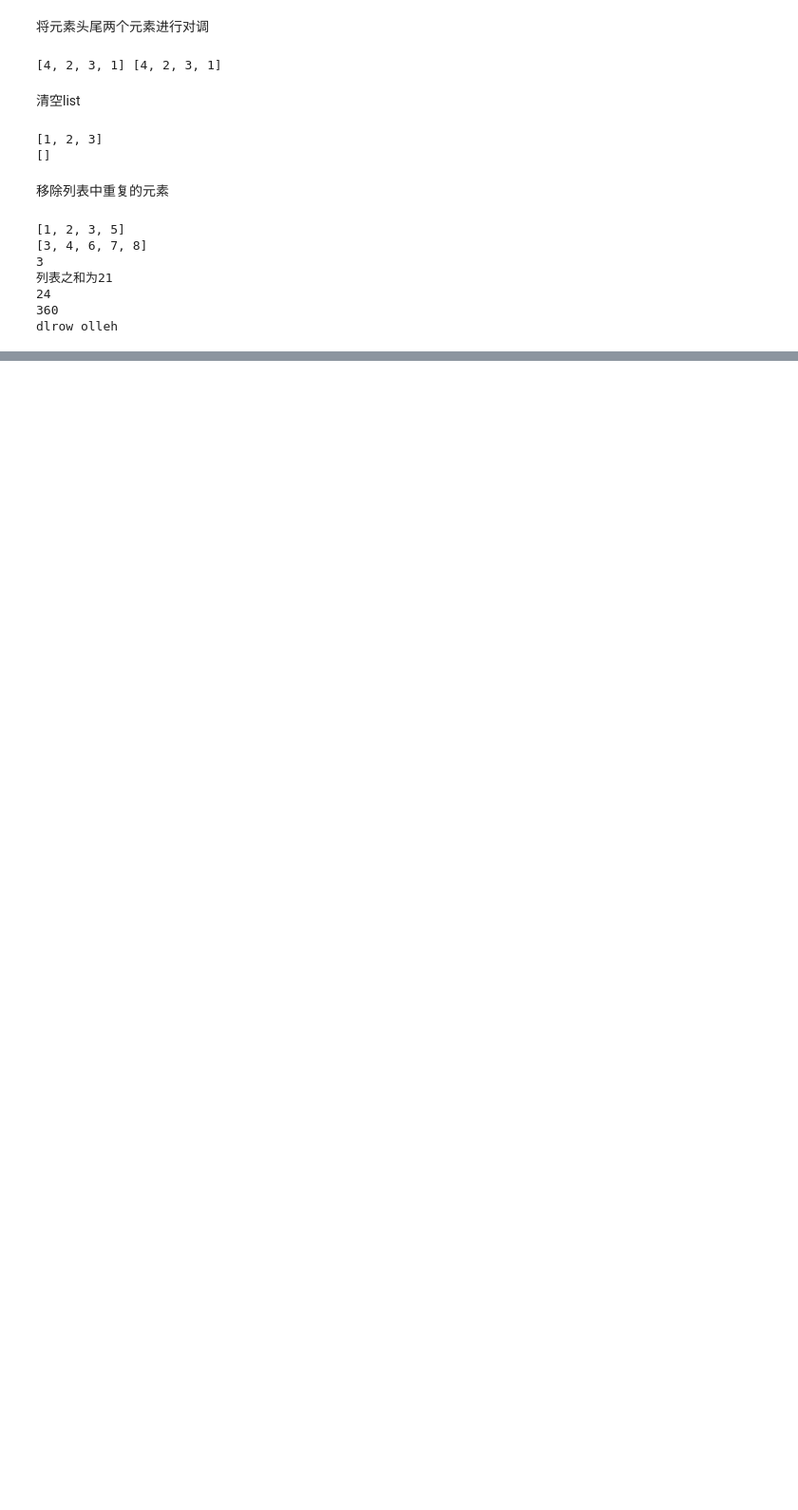
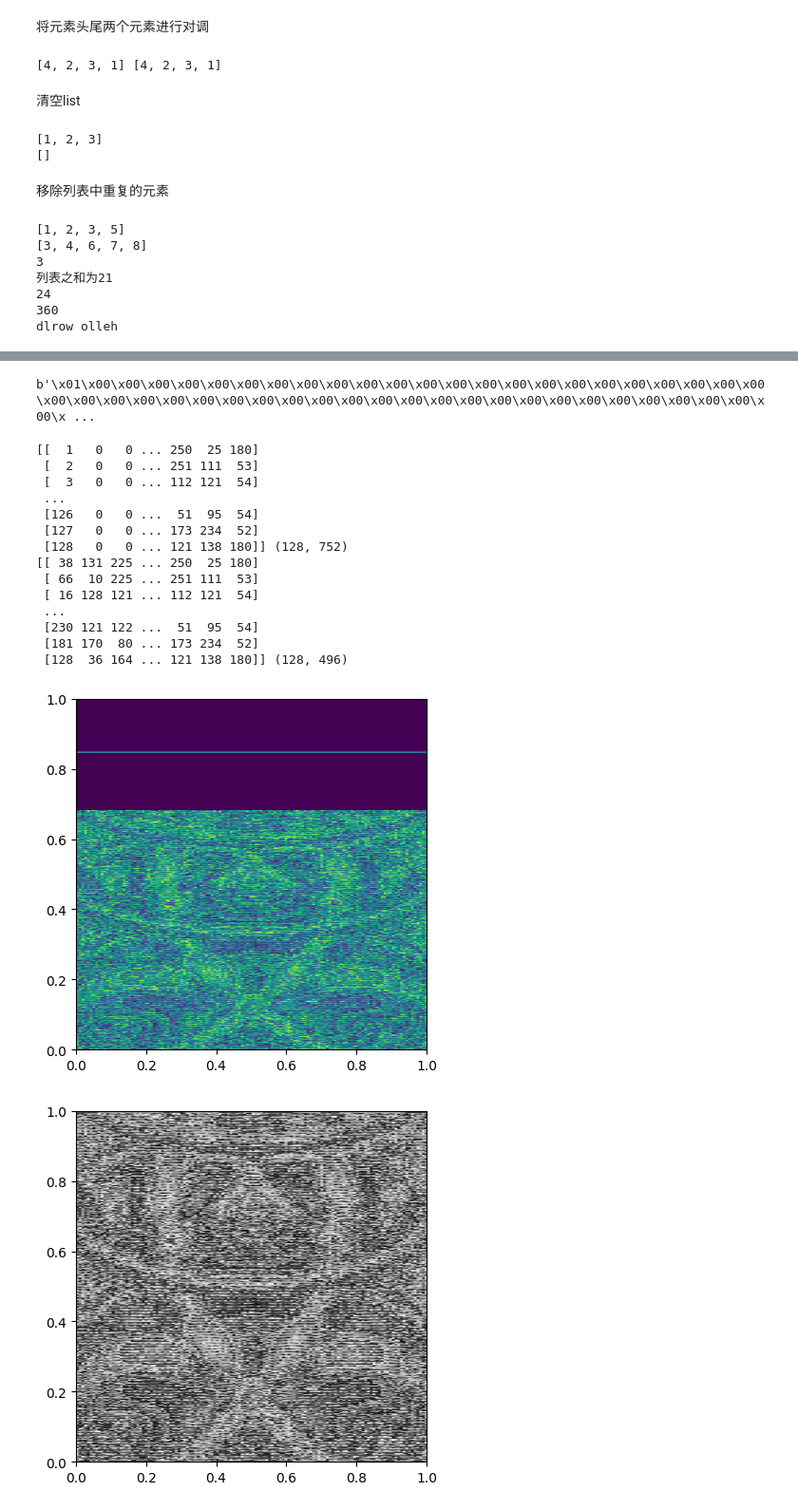
Before and after one commit to XiaoYu-1111/jupyter, a Jupyter notebook: py-learning.ipynb, the cells around one changed output, grey strips where cells are left out. Shown at 95% size. Cells and saved outputs as stored; diff of their text form; code cells hidden in the pictures; blank space fills up the shorter version.

```diff
--- a/py-learning.ipynb
+++ b/py-learning.ipynb
@@ -921,0 +973,41 @@ dlrow olleh
+# %%
+path=r"D:\Code\Code\Python Code\data\sanv\snav_06"
+with open(path,'rb') as f1:
+    data1=f1.read()
+data1
+# %% [output]
+b'\x01\x00\x00\x00\x00\x00\x00\x00\x00\x00\x00\x00\x00\x00\x00\x00\x00\x00\x00\x00\x00\x00\x00\x00\x00\x00\x00\x00\x00\x00\x00\x00\x00\x00\x00\x00\x00\x00\x00\x00\x00\x00\x00\x00\x00\x00\x00\x00\x00\x ...
+# %%
+path=r"D:\Code\Code\Python Code\data\sanv\snav_06"
+with open(path,'rb') as f1:
+    data1=f1.read()
+import numpy as np
+import matplotlib.pyplot as plt
+decimal_data=np.frombuffer(data1,dtype=np.uint8)
+num_rows=128
+num_columns=752
+matrix=decimal_data.reshape(num_rows,num_columns)
+matrix2=matrix[:,256:]
+print(matrix,matrix.shape)
+print(matrix2,matrix2.shape)
+plt.imshow(matrix.T,extent=[0,1,0,1])
+plt.figure(2)
+plt.imshow(matrix2.T,extent=[0,1,0,1],cmap=plt.cm.gray)
+plt.show()
+# %% [output]
+[[  1   0   0 ... 250  25 180]
+ [  2   0   0 ... 251 111  53]
+ [  3   0   0 ... 112 121  54]
+ ...
+ [126   0   0 ...  51  95  54]
+ [127   0   0 ... 173 234  52]
+ [128   0   0 ... 121 138 180]] (128, 752)
+[[ 38 131 225 ... 250  25 180]
+ [ 66  10 225 ... 251 111  53]
+ [ 16 128 121 ... 112 121  54]
+ ...
+ [230 121 122 ...  51  95  54]
+ [181 170  80 ... 173 234  52]
+ [128  36 164 ... 121 138 180]] (128, 496)
+[figure, added]
+[figure, added]
```
Also changed, not shown: parts of 7 cells of this notebook, 15 other files.
